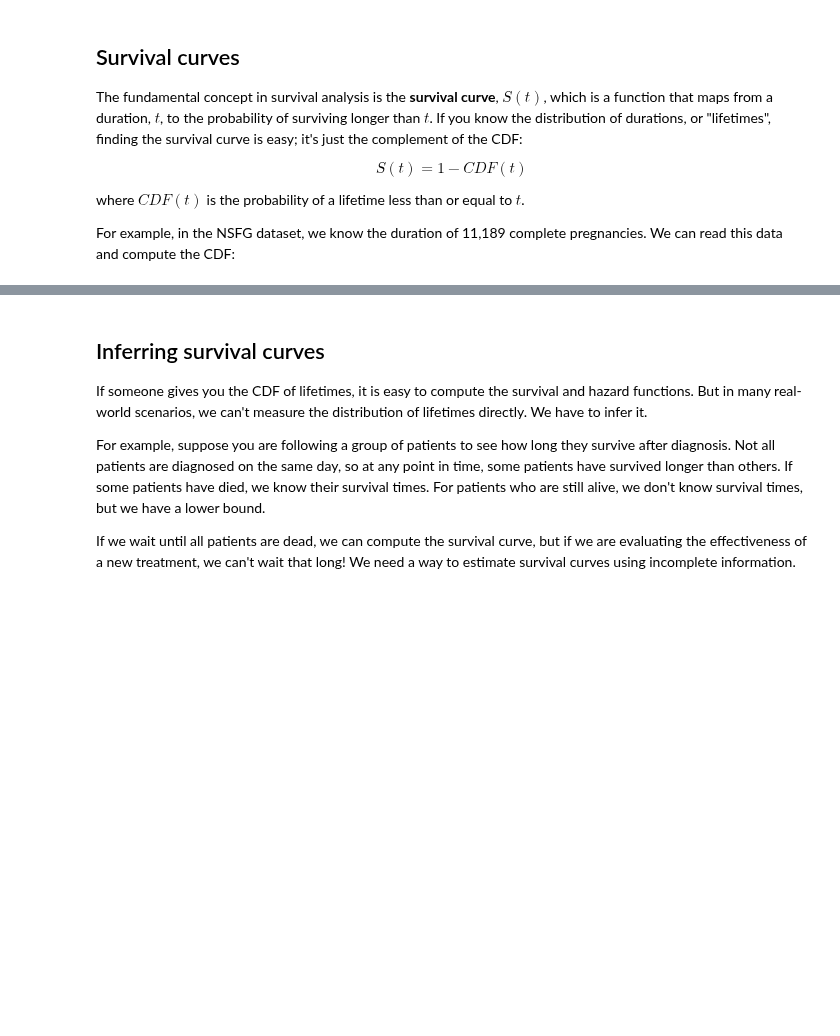
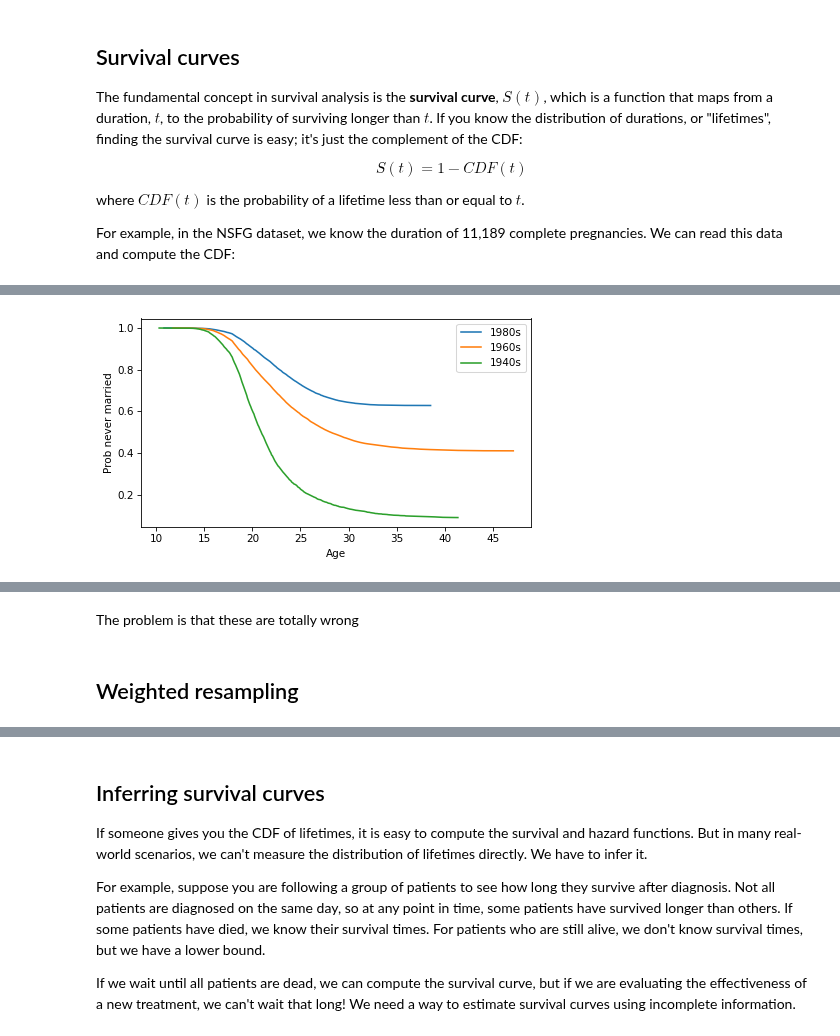
Before and after one commit to AllenDowney/ThinkStats, a Jupyter notebook: soln/chap13.ipynb, the cells around one changed output, grey strips where cells are left out. Saved outputs shown, nothing was run; the diff lists cells and outputs as text; code cells hidden in the pictures; blank space fills up the shorter version.

```diff
--- a/soln/chap13.ipynb
+++ b/soln/chap13.ipynb
@@ -172,0 +176,5 @@ The hazard function is useful in its own right, but it is also an important tool
+# %%
+from thinkstats import value_counts
+
+resp["cohort"] = resp["cmbirth"].apply(decade_of_birth)
+value_counts(resp["cohort"])
@@ -172,0 +212,3 @@ The hazard function is useful in its own right, but it is also an important tool
+# %%
+resp["agemarr"] = (resp["cmmarrhx"] - resp["cmbirth"]) / 12
+resp["age"] = (resp["cmintvw"] - resp["cmbirth"]) / 12
@@ -172,0 +217,4 @@ The hazard function is useful in its own right, but it is also an important tool
+# %%
+grouped = resp.groupby("cohort")
+for name, group in grouped:
+    print(name, len(group))
@@ -172,0 +231,13 @@ The hazard function is useful in its own right, but it is also an important tool
+# %%
+from empiricaldist import Surv
+
+
+def make_survival_curves(resp, cohorts):
+    curve_map = {}
+
+    grouped = resp.groupby("cohort")
+    for cohort in cohorts:
+        group = grouped.get_group(cohort)
+        curve_map[cohort] = Surv.from_seq(group["agemarr"], dropna=False)
+
+    return curve_map
@@ -172,0 +246,10 @@ The hazard function is useful in its own right, but it is also an important tool
+# %%
+cohorts = [1980, 1960, 1940]
+curve_map = make_survival_curves(resp, cohorts)
+
+for cohort, curve in curve_map.items():
+    curve.plot(label=f"{cohort}s")
+
+decorate(xlabel="Age", ylabel="Prob never married")
+# %% [output]
+[figure, added]
@@ -172,0 +257,4 @@ The hazard function is useful in its own right, but it is also an important tool
+# %% [markdown]
+The problem is that these are totally wrong
+# %% [markdown]
+## Weighted resampling
```
Also changed, not shown: parts of 153 cells of this notebook, 1 other file.
